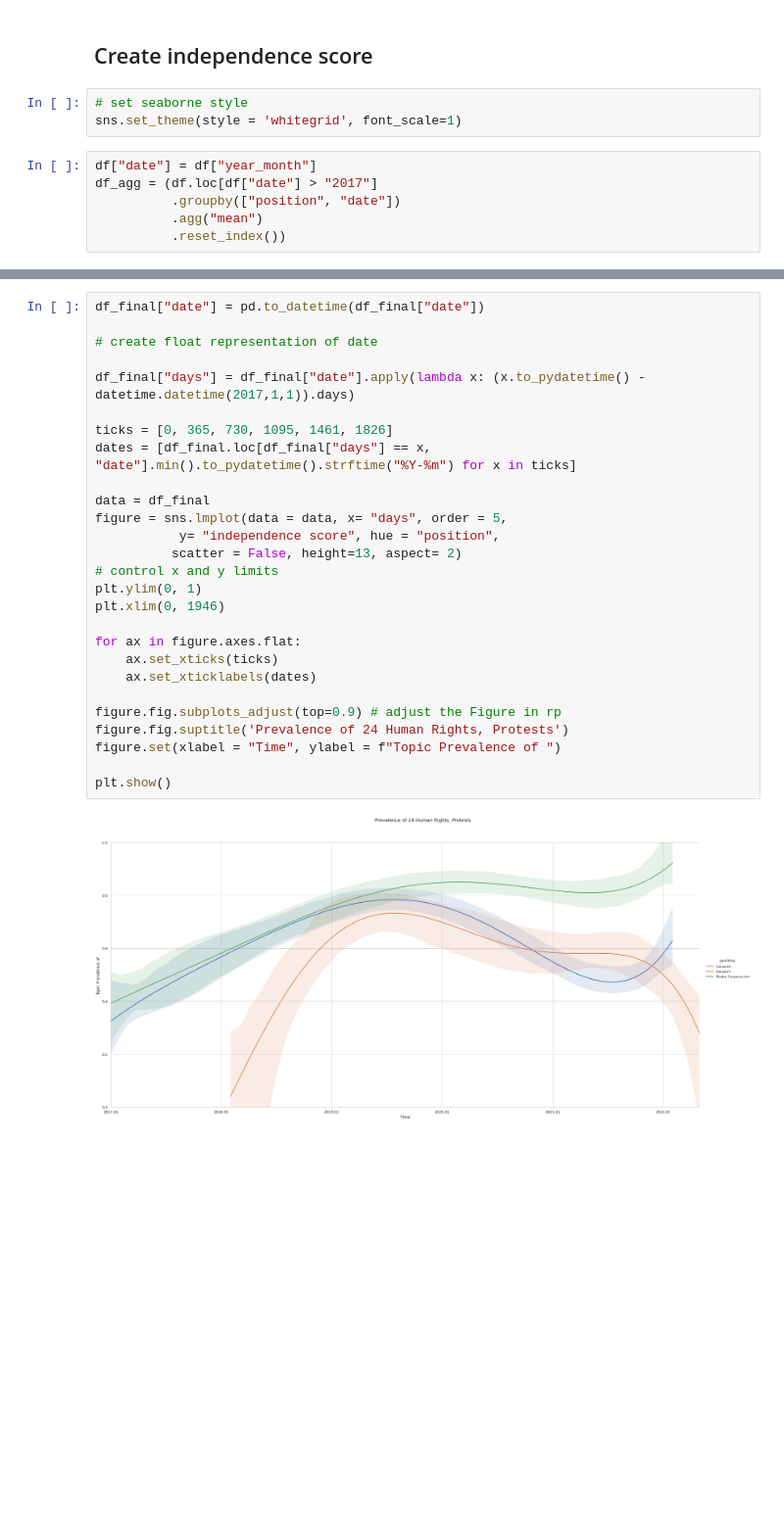
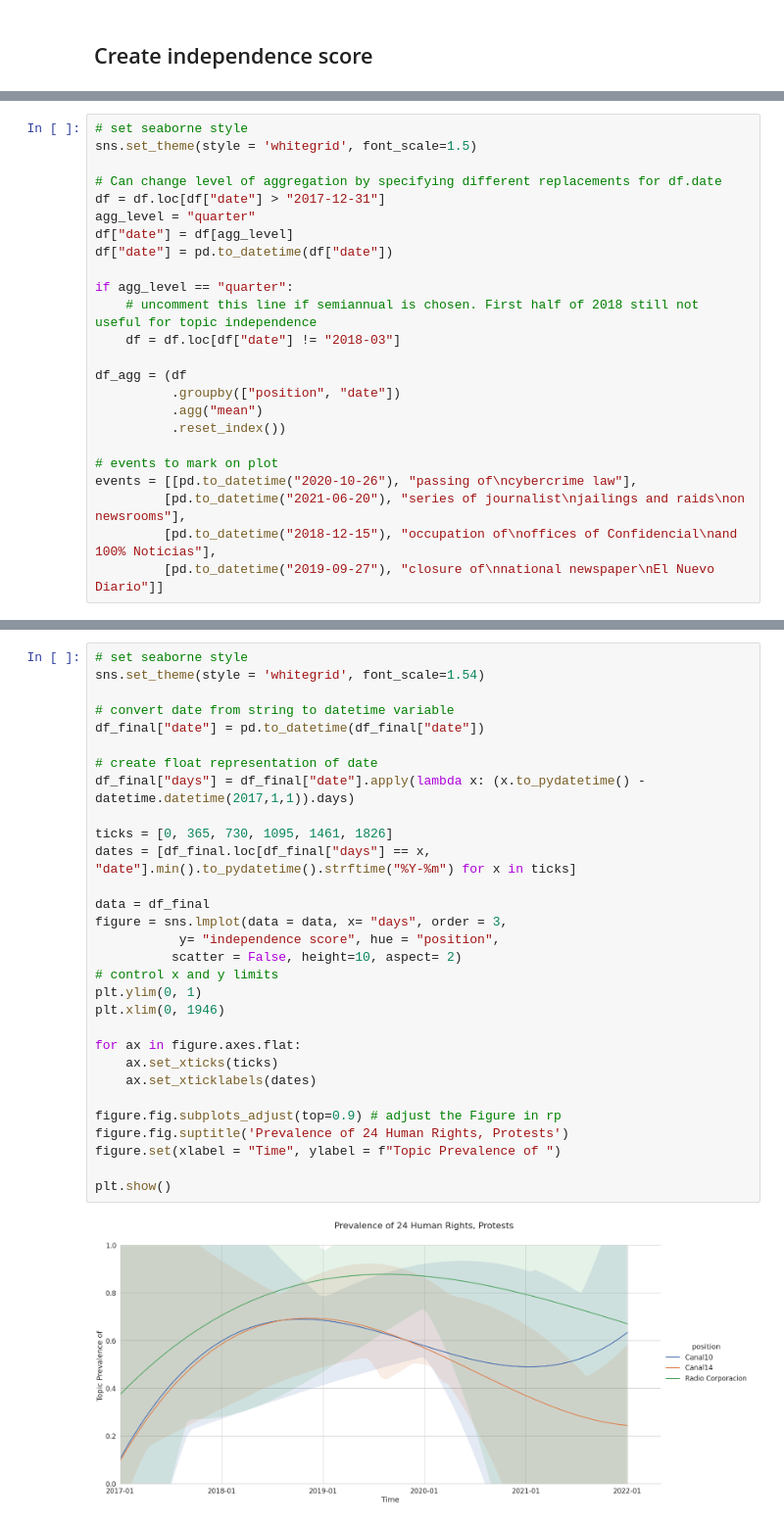
Before and after one commit to hbarnehl/thesis, a Jupyter notebook: Jupyter Notebooks/Visualisations Topic Prevalences.ipynb, the cells around one changed output, grey strips where cells are left out. Shown at 98% size. Saved outputs shown, nothing was run; the diff lists cells and outputs as text; blank space fills up the shorter version.

```diff
--- a/Jupyter Notebooks/Visualisations Topic Prevalences.ipynb
+++ b/Jupyter Notebooks/Visualisations Topic Prevalences.ipynb
@@ -120,11 +151,2 @@ df_agg = (df.loc[df["date"] > "2017"]
 # %% [markdown]
 ## Create independence score
-# %%
-# set seaborne style
-sns.set_theme(style = 'whitegrid', font_scale=1)
-# %%
-df["date"] = df["year_month"]
-df_agg = (df.loc[df["date"] > "2017"]
-          .groupby(["position", "date"])
-          .agg("mean")
-          .reset_index())
@@ -146 +155,25 @@ import math
+# %%
+# set seaborne style
+sns.set_theme(style = 'whitegrid', font_scale=1.5)
+
+# Can change level of aggregation by specifying different replacements for df.date
+df = df.loc[df["date"] > "2017-12-31"]
+agg_level = "quarter"
+df["date"] = df[agg_level]
+df["date"] = pd.to_datetime(df["date"])
+
+if agg_level == "quarter":
+    # uncomment this line if semiannual is chosen. First half of 2018 still not useful for topic independence
+    df = df.loc[df["date"] != "2018-03"]
+
+df_agg = (df
+          .groupby(["position", "date"])
+          .agg("mean")
+          .reset_index())
+
+# events to mark on plot
+events = [[pd.to_datetime("2020-10-26"), "passing of\ncybercrime law"],
+         [pd.to_datetime("2021-06-20"), "series of journalist\njailings and raids\non newsrooms"],
+         [pd.to_datetime("2018-12-15"), "occupation of\noffices of Confidencial\nand 100% Noticias"],
+         [pd.to_datetime("2019-09-27"), "closure of\nnational newspaper\nEl Nuevo Diario"]]
 # %% [markdown]
@@ -313,29 +282,32 @@ ax.set_xticks(["2017-01", "2018-01", "2019-01", "2020-01", "2021-01", "2022-01"]
 # %%
+# set seaborne style
+sns.set_theme(style = 'whitegrid', font_scale=1.54)
+
+# convert date from string to datetime variable
 df_final["date"] = pd.to_datetime(df_final["date"])
 
 # create float representation of date
-
 df_final["days"] = df_final["date"].apply(lambda x: (x.to_pydatetime() - datetime.datetime(2017,1,1)).days)
 
 ticks = [0, 365, 730, 1095, 1461, 1826]
 dates = [df_final.loc[df_final["days"] == x, "date"].min().to_pydatetime().strftime("%Y-%m") for x in ticks]
 
 data = df_final
-figure = sns.lmplot(data = data, x= "days", order = 5,
+figure = sns.lmplot(data = data, x= "days", order = 3,
            y= "independence score", hue = "position",
-          scatter = False, height=13, aspect= 2)
+          scatter = False, height=10, aspect= 2)
 # control x and y limits
 plt.ylim(0, 1)
 plt.xlim(0, 1946)
 
 for ax in figure.axes.flat:
     ax.set_xticks(ticks)
     ax.set_xticklabels(dates)
 
 figure.fig.subplots_adjust(top=0.9) # adjust the Figure in rp
 figure.fig.suptitle('Prevalence of 24 Human Rights, Protests')
 figure.set(xlabel = "Time", ylabel = f"Topic Prevalence of ")
 
 plt.show()
 # %% [output]
-[figure, old version]
+[figure, new version]
```
Also changed, not shown: parts of 24 cells of this notebook, 8 other files.
